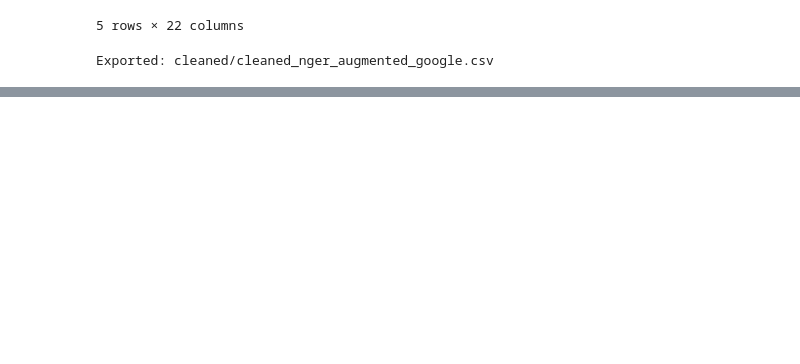
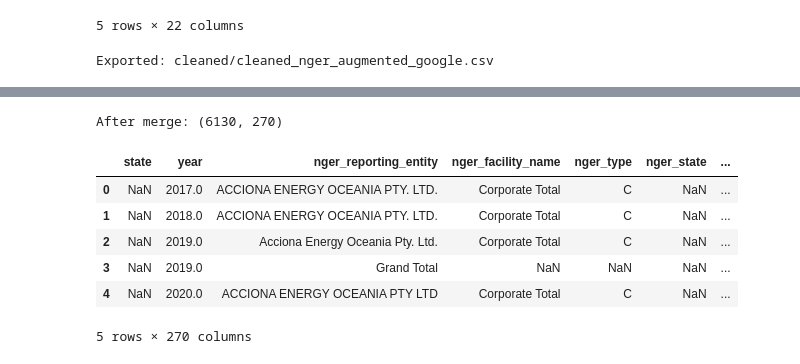
Before and after one commit to yusen0723/5339_A1, a Jupyter notebook: 5339.ipynb, the cells around one changed output, grey strips where cells are left out. Drawn from its saved outputs; the diff is of its cells as text; code cells hidden in the pictures; blank space fills up the shorter version.

```diff
--- a/5339.ipynb
+++ b/5339.ipynb
@@ -945,0 +1012,19 @@ Exported: cleaned/cleaned_nger_augmented_google.csv
+# %%
+big_df_with_geo = big_df.merge(
+    nger_geo_lookup,
+    left_on=["year", "state", "nger_facility_name"],
+    right_on=["year", "state", "facility_name"],
+    how="left"
+)
+
+print("After merge:", big_df_with_geo.shape)
+big_df_with_geo.head()
+# %% [output]
+After merge: (6130, 270)
+|  | state | year | nger_reporting_entity | nger_facility_name | nger_type | nger_state | ... |
+| 0 | NaN | 2017.0 | ACCIONA ENERGY OCEANIA PTY. LTD. | Corporate Total | C | NaN | ... |
+| 1 | NaN | 2018.0 | ACCIONA ENERGY OCEANIA PTY. LTD. | Corporate Total | C | NaN | ... |
+| 2 | NaN | 2019.0 | Acciona Energy Oceania Pty. Ltd. | Corporate Total | C | NaN | ... |
+| 3 | NaN | 2019.0 | Grand Total | NaN | NaN | NaN | ... |
+| 4 | NaN | 2020.0 | ACCIONA ENERGY OCEANIA PTY LTD | Corporate Total | C | NaN | ... |
+5 rows × 270 columns
```
Also changed, not shown: parts of 15 cells of this notebook, 5 other files.
